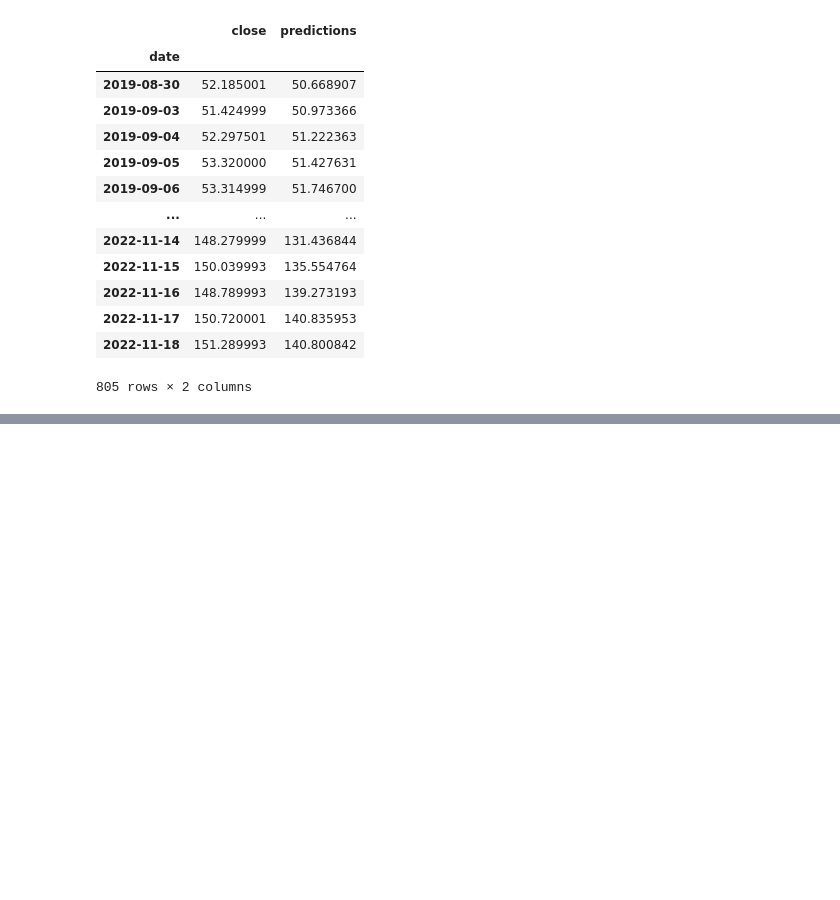
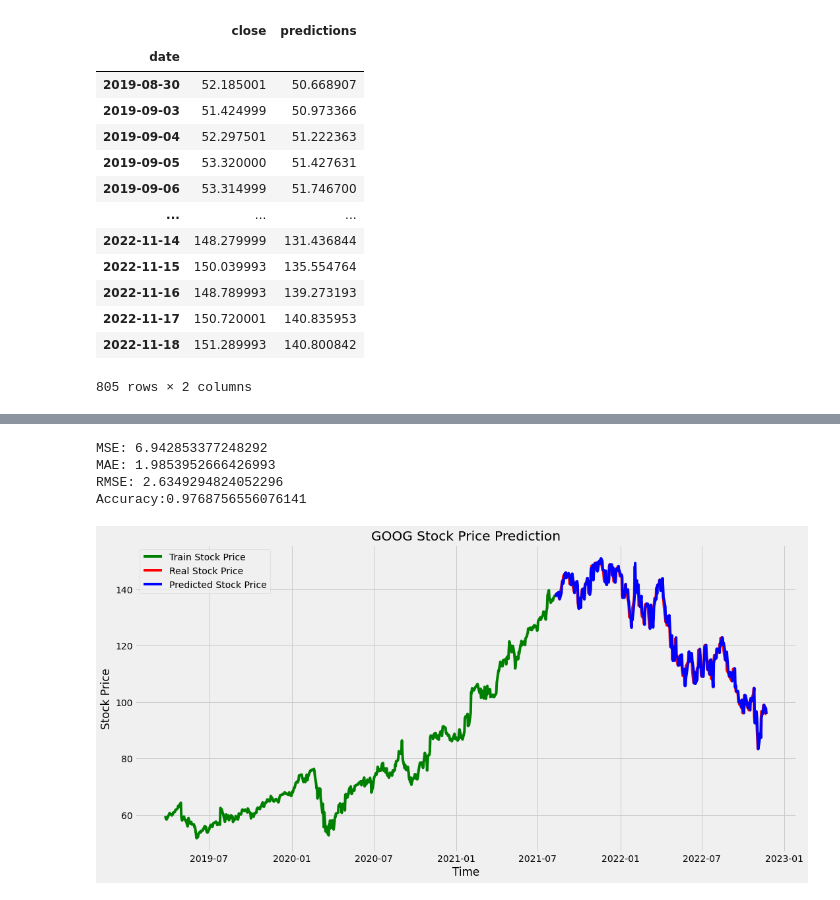
Before and after one commit to helleborus22/Machine-Learning-Project4, a Jupyter notebook: stock-prediction/stock_price_prediction.ipynb, the cells around one changed output, grey strips where cells are left out. Saved outputs shown, nothing was run; the diff lists cells and outputs as text; code cells hidden in the pictures; blank space fills up the shorter version.

```diff
--- a/stock-prediction/stock_price_prediction.ipynb
+++ b/stock-prediction/stock_price_prediction.ipynb
@@ -680,0 +717,50 @@ model.save("LSTM_Method_2.h5")
+# %%
+history = [x for x in train_arima]
+y = test_arima
+# make first prediction
+predictions = list()
+model = ARIMA(history, order=(1,1,0))
+model_fit = model.fit(disp=0)
+yhat = model_fit.forecast()[0]
+predictions.append(yhat)
+history.append(y[0])
+# rolling forecasts
+for i in range(1, len(y)):
+    # predict
+    model = ARIMA(history, order=(1,1,0))
+    model_fit = model.fit(disp=0)
+    yhat = model_fit.forecast()[0]
+    # invert transformed prediction
+    predictions.append(yhat)
+    # observation
+    obs = y[i]
+    history.append(obs)
+# report performance
+mse = mean_squared_error(y, predictions)
+print('MSE: '+str(mse))
+mae = mean_absolute_error(y, predictions)
+print('MAE: '+str(mae))
+rmse = math.sqrt(mean_squared_error(y, predictions))
+print('RMSE: '+str(rmse))
+accuracy = r2_score(y, predictions)
+print('Accuracy:'+str(accuracy))
+# %% [output]
+MSE: 6.942853377248292
+MAE: 1.9853952666426993
+RMSE: 2.6349294824052296
+Accuracy:0.9768756556076141
+# %%
+plt.figure(figsize=(16,8))
+plt.plot(train_data.index[-600:], train_data['close'].tail(600), color='green', label = 'Train Stock Price')
+plt.plot(test_data.index, y, color = 'red', label = 'Real Stock Price')
+plt.plot(test_data.index, predictions, color = 'blue', label = 'Predicted Stock Price')
+title_name = ticker+ ' Stock Price Prediction'
+plt.title(title_name)
+plt.xlabel('Time')
+plt.ylabel('Stock Price')
+plt.legend()
+plt.grid(True)
+plt.savefig('arima_model.pdf')
+plt.show()
+# %% [output]
+[figure, added]
```
Also changed, not shown: parts of 34 cells of this notebook, 3 other files.
